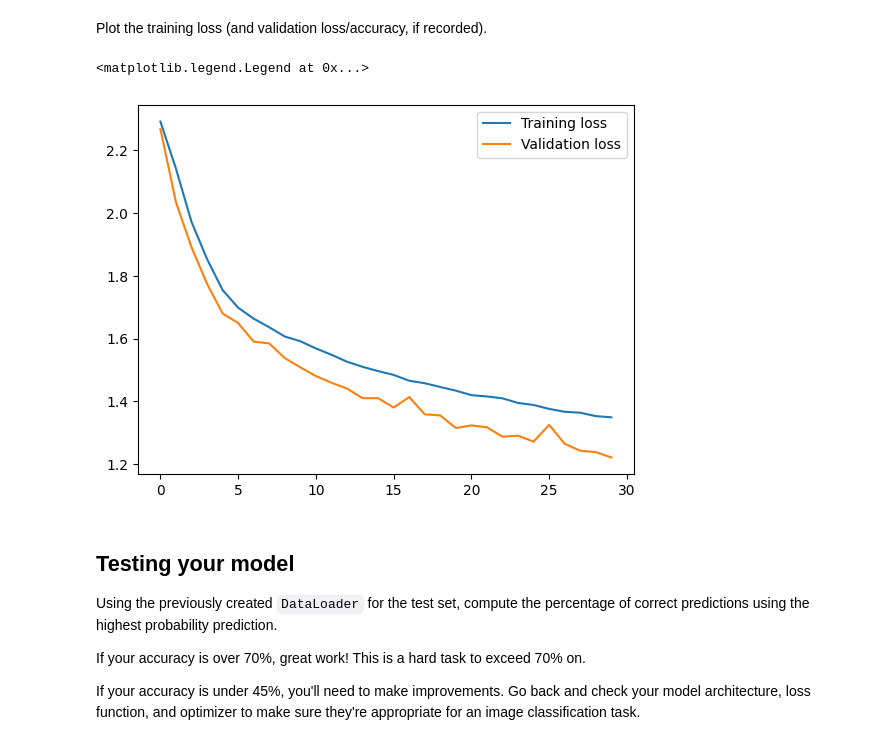
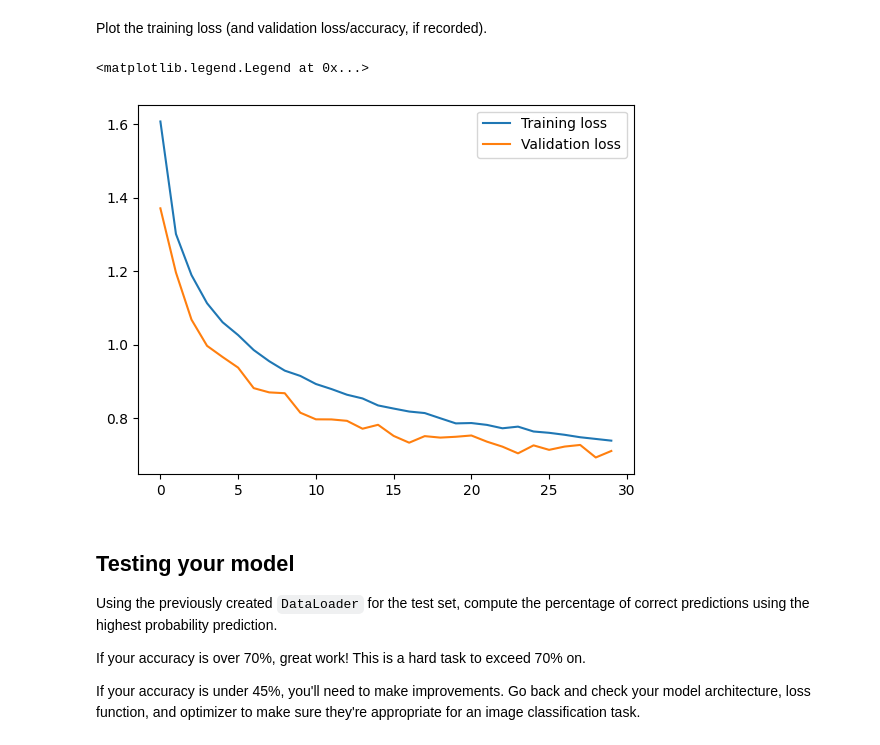
Before and after one commit to GianMan89/CIFAR-10_image_classifier, a Jupyter notebook: CIFAR-10_Image_Classifier-STARTER.ipynb, the cells around one changed output. Cells and saved outputs as stored; diff of their text form; code cells hidden in the pictures.

```diff
--- a/CIFAR-10_Image_Classifier-STARTER.ipynb
+++ b/CIFAR-10_Image_Classifier-STARTER.ipynb
@@ -133,7 +146,7 @@ class Net(nn.Module):
 
         # Dropout layer
         # 0.5 is the probability of dropping a node
-        self.dropout = nn.Dropout(p=0.5)
+        self.dropout = nn.Dropout(p=0.2)
 
     def forward(self, x):
         # Define the forward pass
@@ -166,9 +179,9 @@ model = Net()
 # Define the criterion
 criterion = nn.CrossEntropyLoss()
 # Define the optimizer
-# SGD is the stochastic gradient descent optimizer
+# Adam optimizer is used
 # lr is the learning rate
-optimizer = optim.SGD(model.parameters(), lr=0.01)
+optimizer = optim.Adam(model.parameters(), lr=0.001)
 # %% [markdown]
 ## Running your Neural Network
 Use whatever method you like to train your neural network, and ensure you record the average loss at each epoch.
@@ -179,13 +192,13 @@ If you want to print your loss during each epoch, you can use the `enumerate` fu
 # Train the network
 # Number of epochs
 epochs = 30
-train_losses, test_losses = [], []
+train_losses, val_losses = [], []
 # Iterate over the epochs
 for e in range(epochs):
     # Keep track of the running loss
     running_loss = 0
     # Iterate over the training data
-    for images, labels in trainloader:
+    for images, labels in train_loader:
         # Clear the gradients
         optimizer.zero_grad()
         # Forward pass
@@ -199,19 +212,19 @@ for e in range(epochs):
         # Update the running loss
         running_loss += loss.item()
     else:
-        test_loss = 0
+        val_loss = 0
         accuracy = 0
 
         # Turn off gradients for validation, saves memory and computations
         with torch.no_grad():
             # Set the model to evaluation mode
             model.eval()
-            # Iterate over the test data
-            for images, labels in testloader:
+            # Iterate over the validation data
+            for images, labels in val_loader:
                 # Forward pass
                 output = model(images)
                 # Calculate the loss
-                test_loss += criterion(output, labels)
+                val_loss += criterion(output, labels)
                 # Calculate the accuracy
                 # Model outputs are log-softmax, take exponential to get the probabilities
                 # Class with highest probability is our predicted class, compare with true label
@@ -227,11 +240,11 @@ for e in range(epochs):
         model.train()
 
         # Print the metrics
-        train_losses.append(running_loss/len(trainloader))
-        test_losses.append(test_loss/len(testloader))
+        train_losses.append(running_loss/len(train_loader))
+        val_losses.append(val_loss/len(val_loader))
 
         print("Epoch: {}/{}.. ".format(e+1, epochs),
               "Training Loss: {:.3f}.. ".format(train_losses[-1]),
-              "Test Loss: {:.3f}.. ".format(test_losses[-1]),
-              "Test Accuracy: {:.3f}".format(accuracy/len(testloader)))
+              "Validation Loss: {:.3f}.. ".format(val_losses[-1]),
+              "Validation Accuracy: {:.3f}".format(accuracy/len(val_loader)))
 # %% [output]
@@ -257,11 +270,11 @@ Plot the training loss (and validation loss/accuracy, if recorded).
 # %%
 # Plot the training and test losses
 plt.plot(train_losses, label='Training loss')
-plt.plot(test_losses, label='Validation loss')
+plt.plot(val_losses, label='Validation loss')
 plt.legend()
 # %% [output]
 <matplotlib.legend.Legend at 0x...>
-[figure, old version]
+[figure, new version]
 # %% [markdown]
 ## Testing your model
 Using the previously created `DataLoader` for the test set, compute the percentage of correct predictions using the highest probability prediction.
```
Also changed, not shown: parts of 6 cells of this notebook, 2 other files.
